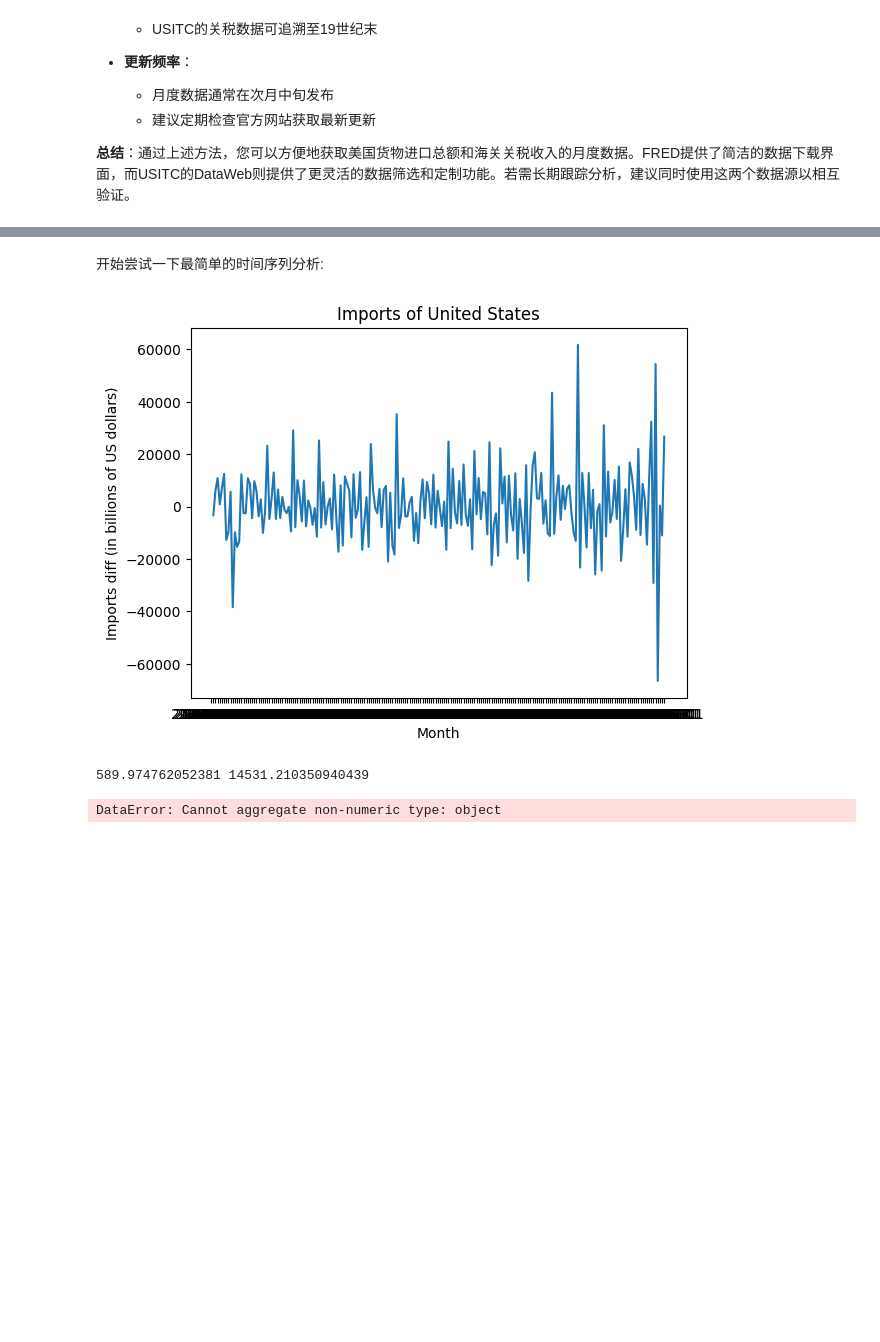
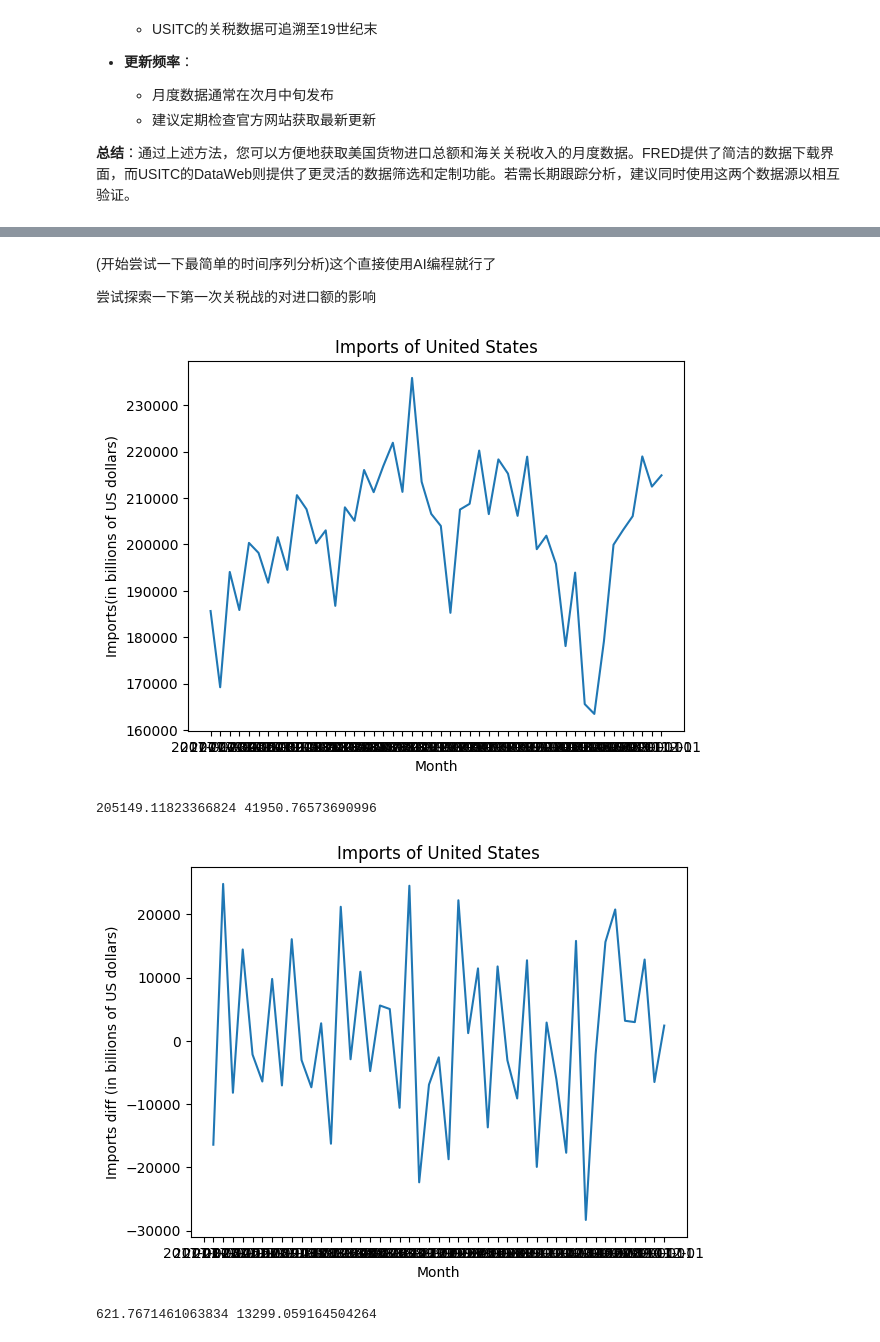
Before and after one commit to d-joshua-c/Math_Modeling_APMCM, a Jupyter notebook: code/notebook/Q4.ipynb, the cells around one changed output, grey strips where cells are left out. Saved outputs shown, nothing was run; the diff lists cells and outputs as text; code cells hidden in the pictures; blank space fills up the shorter version.

```diff
--- a/code/notebook/Q4.ipynb
+++ b/code/notebook/Q4.ipynb
@@ -102,30 +104,47 @@ plt.show()
 # %% [markdown]
-开始尝试一下最简单的时间序列分析:
+(开始尝试一下最简单的时间序列分析)这个直接使用AI编程就行了
+
+尝试探索一下第一次关税战的对进口额的影响
 # %%
 import pandas as pd
 import numpy as np
 import matplotlib.pyplot as plt
-from statsmodels.tsa.stattools import adfuller  # 平稳性检验
-from statsmodels.tsa.seasonal import seasonal_decompose  # 序列分解
+
 
 df_imports = pd.read_csv(r'..\..\data\raw\Q4\IMPTOTUS.csv')
+# df_imports['observation_date'] = pd.to_datetime(df_imports['observation_date'])
+df_imports.set_index('observation_date', inplace=True)
 df_imports.head()
 
-df_imports['IMPTOTUS_DIFF'] = df_imports['IMPTOTUS'].astype(float).diff()
-plt.plot(df_imports['observation_date'],df_imports['IMPTOTUS_DIFF'])
+df_imports_2017_2020=df_imports.loc["2017-01-01":"2020-12-01"].copy()
+df_imports_2017_2020.head()
+df_imports_2017_2020.to_csv(r'..\..\data\processed\Q4_IMPTOTUS_2017_2020.csv', index=True)
+
+
+plt.plot(df_imports_2017_2020.index,df_imports_2017_2020['IMPTOTUS'])
+plt.xlabel('Month')
+plt.ylabel('Imports(in billions of US dollars)')
+plt.title('Imports of United States')
+plt.show()
+print(df_imports['IMPTOTUS'].mean(), df_imports['IMPTOTUS'].std())
+
+
+df_imports_2017_2020['IMPTOTUS_DIFF'] = df_imports_2017_2020['IMPTOTUS'].diff()
+plt.plot(df_imports_2017_2020.index,df_imports_2017_2020['IMPTOTUS_DIFF'])
 plt.xlabel('Month')
 plt.ylabel('Imports diff (in billions of US dollars)')
 plt.title('Imports of United States')
 plt.show()
-print(df_imports['IMPTOTUS_DIFF'].mean(), df_imports['IMPTOTUS_DIFF'].std())
+print(df_imports_2017_2020['IMPTOTUS_DIFF'].mean(), df_imports_2017_2020['IMPTOTUS_DIFF'].std())
 
-df_imports['IMPTOTUS_DIFF_STD'] = df_imports.rolling(window=12,min_periods=1).std()
-plt.plot(df_imports['observation_date'],df_imports['IMPTOTUS_DIFF_STD'])
-plt.xlabel('Month')
-plt.ylabel('Imports diff STD (in billions of US dollars)')
-plt.title('Imports of United States')
-plt.show()
+# df_imports['IMPTOTUS_DIFF_STD'] = df_imports.rolling(window=12,min_periods=1).std()
+# plt.plot(df_imports['observation_date'],df_imports['IMPTOTUS_DIFF_STD'])
+# plt.xlabel('Month')
+# plt.ylabel('Imports diff STD (in billions of US dollars)')
+# plt.title('Imports of United States')
+# plt.show()
 # %% [output]
-[figure, old version]
+[figure, new version]
-589.974762052381 14531.210350940439
+205149.11823366824 41950.76573690996
+[figure, added]
-DataError: Cannot aggregate non-numeric type: object
+621.7671461063834 13299.059164504264
```
Also changed, not shown: parts of 1 cell of this notebook, 2 other files.
